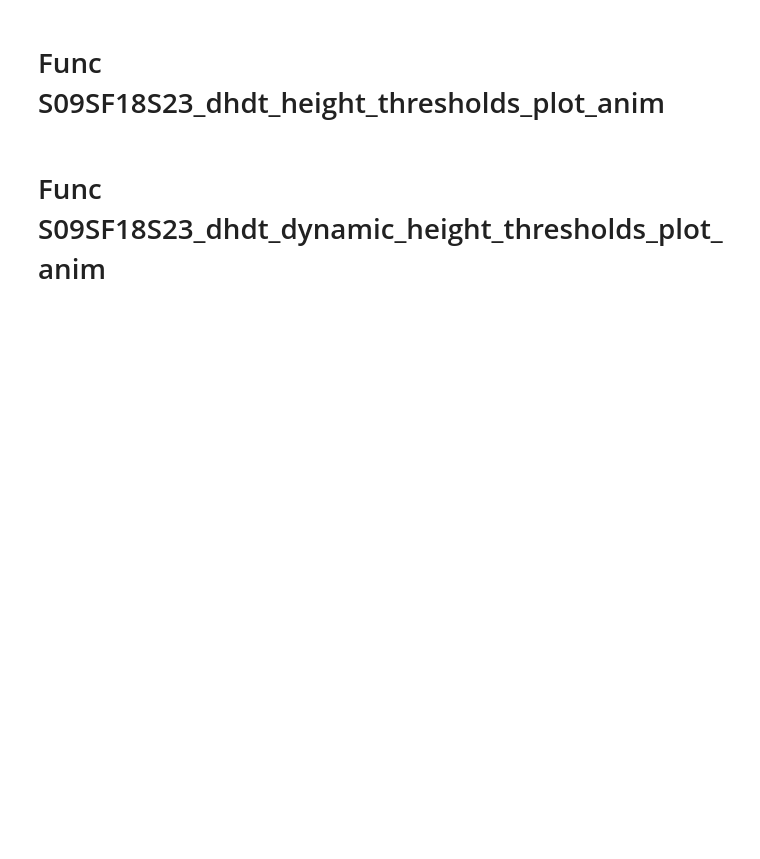
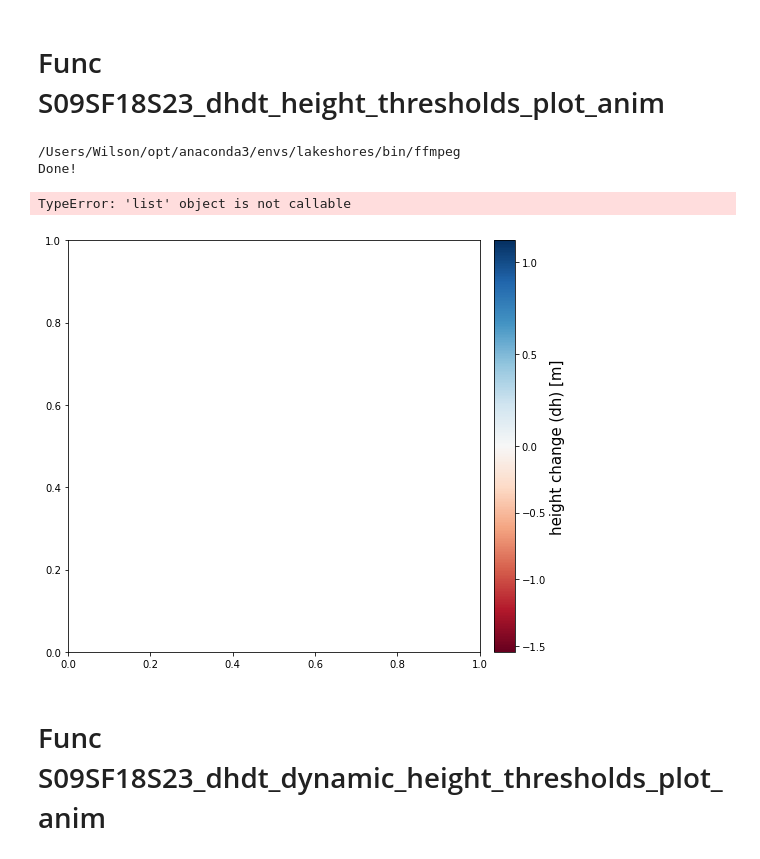
Before and after one commit to wsauthoff/Sauthoff-2025-GRL, a Jupyter notebook: dhdvdt-using-variable-outlines.ipynb, the cells around one changed output. Drawn from its saved outputs; the diff is of its cells as text; code cells hidden in the pictures; blank space fills up the shorter version.

```diff
--- a/dhdvdt-using-variable-outlines.ipynb
+++ b/dhdvdt-using-variable-outlines.ipynb
@@ -75,6 +75,9 @@ from skimage import measure
 import time
 import xarray
 
+# Set ffmpeg location
+plt.rcParams['animation.ffmpeg_path'] = '/usr/local/bin/ffmpeg'
+
 # Define data directories dependent on home environment (replace with your data directory file path(s))
 if os.getenv('HOME') == '/home/jovyan':
     DATA_DIR = '/home/jovyan/data_dir'
@@ -176,3 +179,37 @@ S09_SF18_compare_1to2 = [['Macayeal_3', 'Mac4', 'Mac5']]
 # Code explaining method here
 # %% [markdown]
 # Func S09SF18S23_dhdt_height_thresholds_plot_anim
+# %%
+# Download a static FFmpeg build and add it to PATH.
+exist = !which ffmpeg
+if not exist:
+  !curl https://johnvansickle.com/ffmpeg/releases/ffmpeg-release-amd64-static.tar.xz -o ffmpeg.tar.xz \
+     && tar -xf ffmpeg.tar.xz && rm ffmpeg.tar.xz
+  ffmdir = !find . -iname ffmpeg-*-static
+  path = %env PATH
+  path = path + ':' + ffmdir[0]
+  %env PATH $path
+print('')
+!which ffmpeg
+print('Done!')
+# %% [output]
+/Users/Wilson/opt/anaconda3/envs/lakeshores/bin/ffmpeg
+Done!
+# %%
+import cv2
+import os
+
+image_folder = '/Users/Wilson/Documents/0-code/1_outlines_candidates/output/dhdvdt-using-variable-outlines/S09SF18S23_dhdt_height_thresholds_plot_anim/plot'
+video_name = 'video.avi'
+
+images = [img for img in os.listdir(image_folder) if img.endswith(".png")]
+frame = cv2.imread(os.path.join(image_folder, images[0]))
+height, width, layers = frame.shape
+
+video = cv2.VideoWriter(video_name, 0, 1, (width,height))
+
+for image in images:
+    video.write(cv2.imread(os.path.join(image_folder, image)))
+
+cv2.destroyAllWindows()
+video.release()
@@ -179,3 +392,13 @@ S09_SF18_compare_1to2 = [['Macayeal_3', 'Mac4', 'Mac5']]
+# %%
+# Test function working using one lake
+# S09SF18S23_dhdt_height_thresholds_plot_anim('ConwaySubglacialLake', 10000, [0.2, 0.4, 0.6, 0.8], CS2_dh)
+# S09SF18S23_dhdt_height_thresholds_plot_anim('ConwaySubglacialLake', 10000, [0.2, 0.4, 0.6, 0.8], ATL15_dh)
+# S09SF18S23_dhdt_height_thresholds_plot_anim('Lambert_1', 10000, [0.2, 0.4, 0.6, 0.8], CS2_dh)
+# S09SF18S23_dhdt_height_thresholds_plot_anim('Lambert_1', 10000, [0.25, 0.5, 0.75], ATL15_dh)
+S09SF18S23_dhdt_height_thresholds_plot_anim('Thw_70', 10000, [1.0], ATL15_dh)
+# %% [output]
+TypeError: 'list' object is not callable
+[figure, added]
 # %%
 def S09SF18S23_dhdt_height_thresholds_plot_anim(lakename_S23, buffer, thres, dataset):
     '''
```
Also changed, not shown: parts of 20 cells of this notebook, 1 other file.
